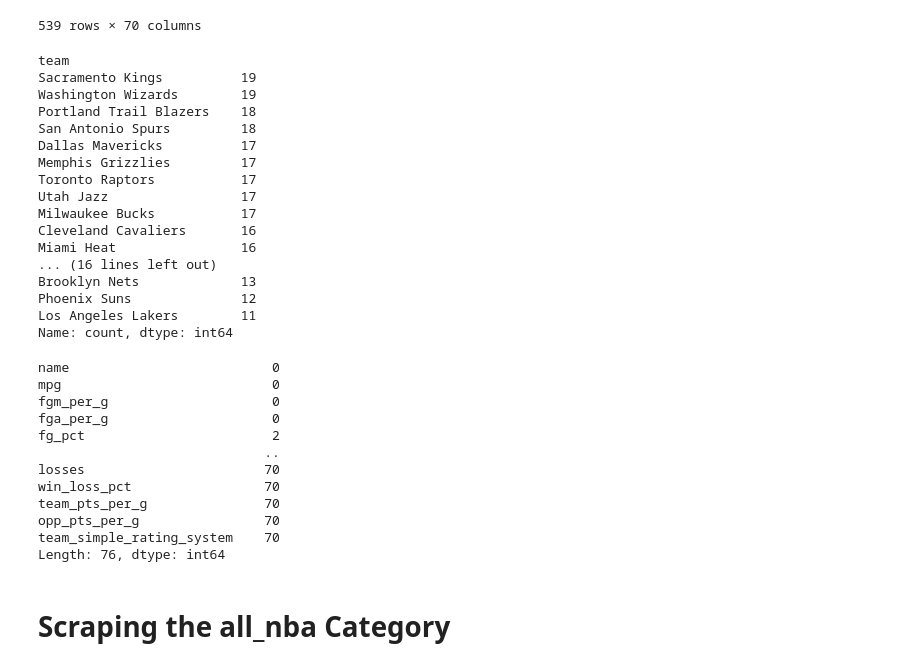
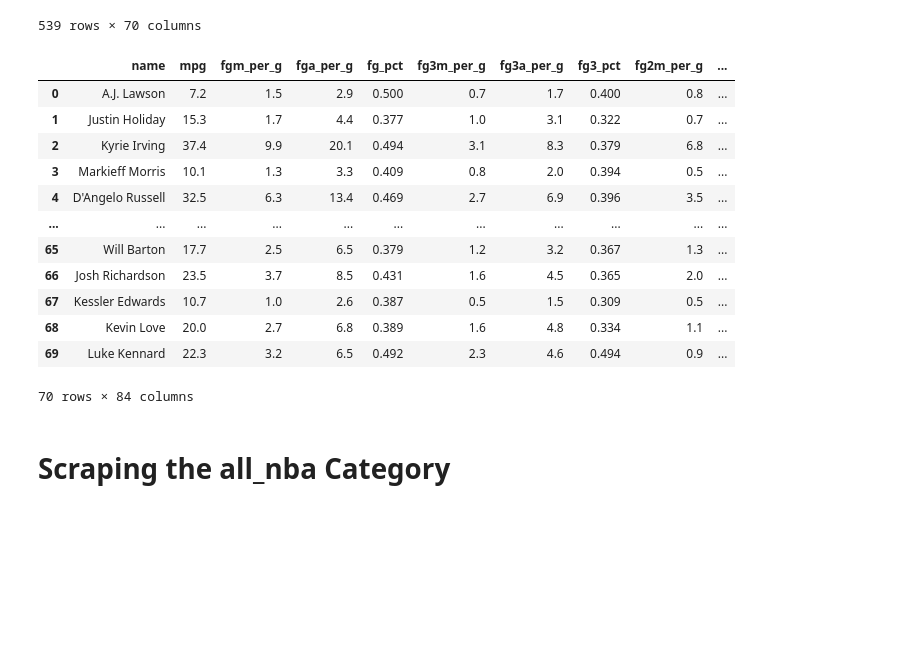
Before and after one commit to ewint814/All_NBA_Prediction, a Jupyter notebook: 01_Functions_EDA.ipynb, the cells around one changed output. Cells and saved outputs as stored; diff of their text form; code cells hidden in the pictures; blank space fills up the shorter version.

Commit message:
working on adding team data

```diff
--- a/01_Functions_EDA.ipynb
+++ b/01_Functions_EDA.ipynb
@@ -614,24 +594,4 @@ df
 | 537 | Cody Zeller | 14.5 | 2.5 | 3.9 | 0.627 | 0.0 | 0.1 | 0.000 | 2.5 | ... |
 | 538 | Ivica Zubac | 28.6 | 4.3 | 6.8 | 0.634 | 0.0 | 0.0 | 0.000 | 4.3 | ... |
 539 rows × 70 columns
-# %%
-df['team'].value_counts()
-# %% [output]
-team
-Sacramento Kings          19
-Washington Wizards        19
-Portland Trail Blazers    18
-San Antonio Spurs         18
-Dallas Mavericks          17
-Memphis Grizzlies         17
-Toronto Raptors           17
-Utah Jazz                 17
-Milwaukee Bucks           17
-Cleveland Cavaliers       16
-Miami Heat                16
-... (16 lines left out)
-Brooklyn Nets             13
-Phoenix Suns              12
-Los Angeles Lakers        11
-Name: count, dtype: int64
 # %%
@@ -640,15 +599,0 @@ df_merge = pd.concat([df_merge, df[df['team'].isna()]])
-# %%
-df_merge.isnull().sum()
-# %% [output]
-name                          0
-mpg                           0
-fgm_per_g                     0
-fga_per_g                     0
-fg_pct                        2
-                             ..
-losses                       70
-win_loss_pct                 70
-team_pts_per_g               70
-opp_pts_per_g                70
-team_simple_rating_system    70
-Length: 76, dtype: int64
@@ -655,3 +625,19 @@ Length: 76, dtype: int64
+# %%
+df_traded
+# %% [output]
+|  | name | mpg | fgm_per_g | fga_per_g | fg_pct | fg3m_per_g | fg3a_per_g | fg3_pct | fg2m_per_g | ... |
+| 0 | A.J. Lawson | 7.2 | 1.5 | 2.9 | 0.500 | 0.7 | 1.7 | 0.400 | 0.8 | ... |
+| 1 | Justin Holiday | 15.3 | 1.7 | 4.4 | 0.377 | 1.0 | 3.1 | 0.322 | 0.7 | ... |
+| 2 | Kyrie Irving | 37.4 | 9.9 | 20.1 | 0.494 | 3.1 | 8.3 | 0.379 | 6.8 | ... |
+| 3 | Markieff Morris | 10.1 | 1.3 | 3.3 | 0.409 | 0.8 | 2.0 | 0.394 | 0.5 | ... |
+| 4 | D'Angelo Russell | 32.5 | 6.3 | 13.4 | 0.469 | 2.7 | 6.9 | 0.396 | 3.5 | ... |
+| ... | ... | ... | ... | ... | ... | ... | ... | ... | ... | ... |
+| 65 | Will Barton | 17.7 | 2.5 | 6.5 | 0.379 | 1.2 | 3.2 | 0.367 | 1.3 | ... |
+| 66 | Josh Richardson | 23.5 | 3.7 | 8.5 | 0.431 | 1.6 | 4.5 | 0.365 | 2.0 | ... |
+| 67 | Kessler Edwards | 10.7 | 1.0 | 2.6 | 0.387 | 0.5 | 1.5 | 0.309 | 0.5 | ... |
+| 68 | Kevin Love | 20.0 | 2.7 | 6.8 | 0.389 | 1.6 | 4.8 | 0.334 | 1.1 | ... |
+| 69 | Luke Kennard | 22.3 | 3.2 | 6.5 | 0.492 | 2.3 | 4.6 | 0.494 | 0.9 | ... |
+70 rows × 84 columns
 # %% [markdown]
 # Scraping the all_nba Category
 # %%
```
Also changed, not shown: parts of 9 cells of this notebook, 1 other file.
